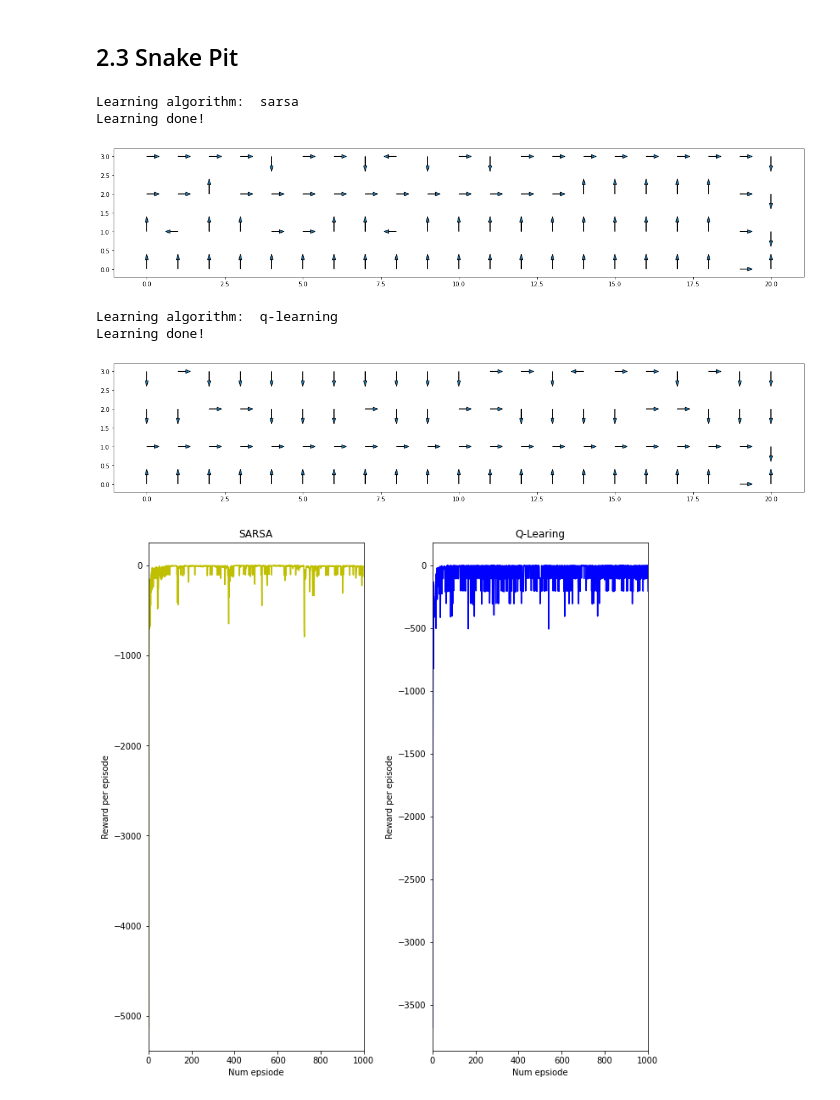
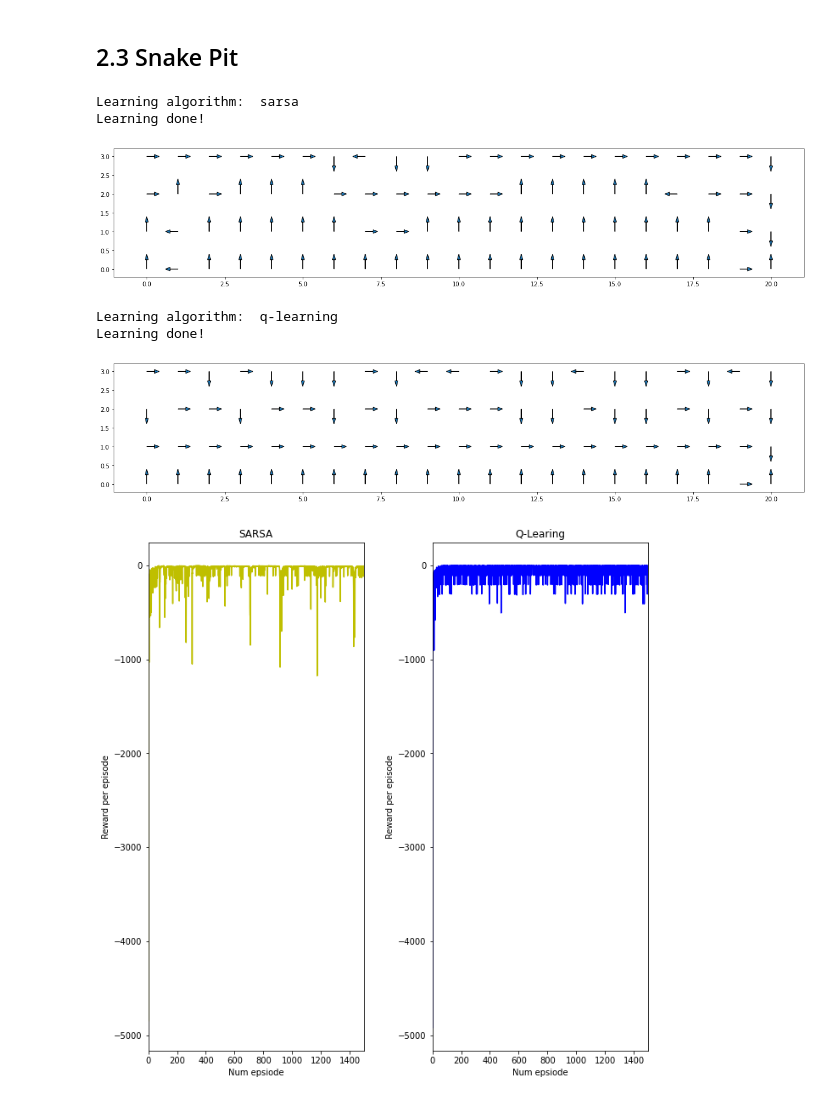
Before and after one commit to AnkurSatya/Multi-agent-systems, a Jupyter notebook: 6/Sarsa_Q-learning.ipynb, the cells around one changed output. Saved outputs shown, nothing was run; the diff lists cells and outputs as text; code cells hidden in the pictures.

```diff
--- a/6/Sarsa_Q-learning.ipynb
+++ b/6/Sarsa_Q-learning.ipynb
@@ -240,7 +240,7 @@ params = {
 # %% [markdown]
 ## 2.1 SARSA vs Q-learning
 # %%
-epsilon = 0.1
+epsilon = 0.6
 scale  = 0.25
 params["pos_obstacles"] = np.array([(0, i) for i in range(1, params["ncols"]-1)])
 # %%
@@ -275,14 +275,14 @@ ax[0].plot(np.arange(1, len(sarsa_rewards) + 1), sarsa_rewards, c='y', label = "
 ax[0].set_xlabel("Num epsiode")
 ax[0].set_ylabel("Reward per episode")
 ax[0].set_title("SARSA")
-ax[0].set_xlim(0, 1000)
+ax[0].set_xlim(0, 1400)
 
 ax[1] = plt.subplot(1, 2, 2, sharey=ax[0], sharex=ax[0])
 ax[1].plot(np.arange(1, len(q_learning_rewards) + 1), q_learning_rewards, c='b', label="Q-learning")
 ax[1].set_xlabel("Num epsiode")
 ax[1].set_ylabel("Reward per episode")
 ax[1].set_title("Q-Learing")
-ax[1].set_xlim(0, 1500)
+ax[1].set_xlim(0, 1400)
 
 plt.savefig("./images/cliff_sarsa_and_q_learning_reward_{}.jpg".format(epsilon), bbox_inches="tight")
 # %% [output]
@@ -316,7 +316,7 @@ for epsilon in list_epsilon:
     ax[0].set_xlabel("Num epsiode")
     ax[0].set_ylabel("Reward per episode")
     ax[0].set_title("SARSA")
-    ax[0].set_xlim(0, 1000)
+    ax[0].set_xlim(0, 1500)
 
     ax[1] = plt.subplot(1, 2, 2, sharey=ax[0], sharex=ax[0])
     ax[1].plot(np.arange(1, len(q_learning_rewards) + 1), q_learning_rewards, c='b', label="Q-learning")
@@ -355,6 +371,7 @@ obstacles = np.vstack([obstacles, [3, 10]])
 
 params["pos_obstacles"] = obstacles
 params["num_episodes"] = 10**4
+params["epsilon"] = epsilon
 # %%
 learning_method="sarsa"
 
@@ -365,37 +382,37 @@ plt.savefig("./images/cliff_walk_sarsa_policy_snakepit_{}.jpg".format(params["ep
 # %% [output]
 Learning algorithm:  sarsa
 Learning done!
-[figure, old version]
+[figure, new version]
 # %%
 learning_method="q-learning"
 
 final_q_learning_grid, q_learning_rewards = get_trained_policy(params, learning_method)
 
 plot_policy(scale, final_q_learning_grid)
-plt.savefig("./images/cliff_walk_q_learning_policy_snakepit_{}.jpg".format(epsilon), bbox_inches="tight")
+plt.savefig("./images/cliff_walk_q_learning_policy_snakepit_{}.jpg".format(params["epsilon"]), bbox_inches="tight")
 # %% [output]
 Learning algorithm:  q-learning
 Learning done!
-[figure, old version]
+[figure, new version]
 # %%
 fig, ax = plt.subplots(1, 2, figsize=(10, 10))
 
 fig.tight_layout(pad=5.0)
 
 ax[0].plot(np.arange(1, len(sarsa_rewards) + 1), sarsa_rewards, c='y', label = "SARSA")
 ax[0].set_xlabel("Num epsiode")
 ax[0].set_ylabel("Reward per episode")
 ax[0].set_title("SARSA")
-ax[0].set_xlim(0, 1000)
+ax[0].set_xlim(0, 1500)
 
 ax[1] = plt.subplot(1, 2, 2, sharey=ax[0], sharex=ax[0])
 ax[1].plot(np.arange(1, len(q_learning_rewards) + 1), q_learning_rewards, c='b', label="Q-learning")
 ax[1].set_xlabel("Num epsiode")
 ax[1].set_ylabel("Reward per episode")
 ax[1].set_title("Q-Learing")
 ax[1].set_xlim(0, 1500)
 
 
-plt.savefig("./images/cliff_sarsa_and_q_learning__snakepit_reward_{}.jpg".format(epsilon), bbox_inches="tight")
+plt.savefig("./images/cliff_sarsa_and_q_learning__snakepit_reward_{}.jpg".format(params["epsilon"]), bbox_inches="tight")
 # %% [output]
-[figure, old version]
+[figure, new version]
```
Also changed, not shown: parts of 4 cells of this notebook, 15 other files.
